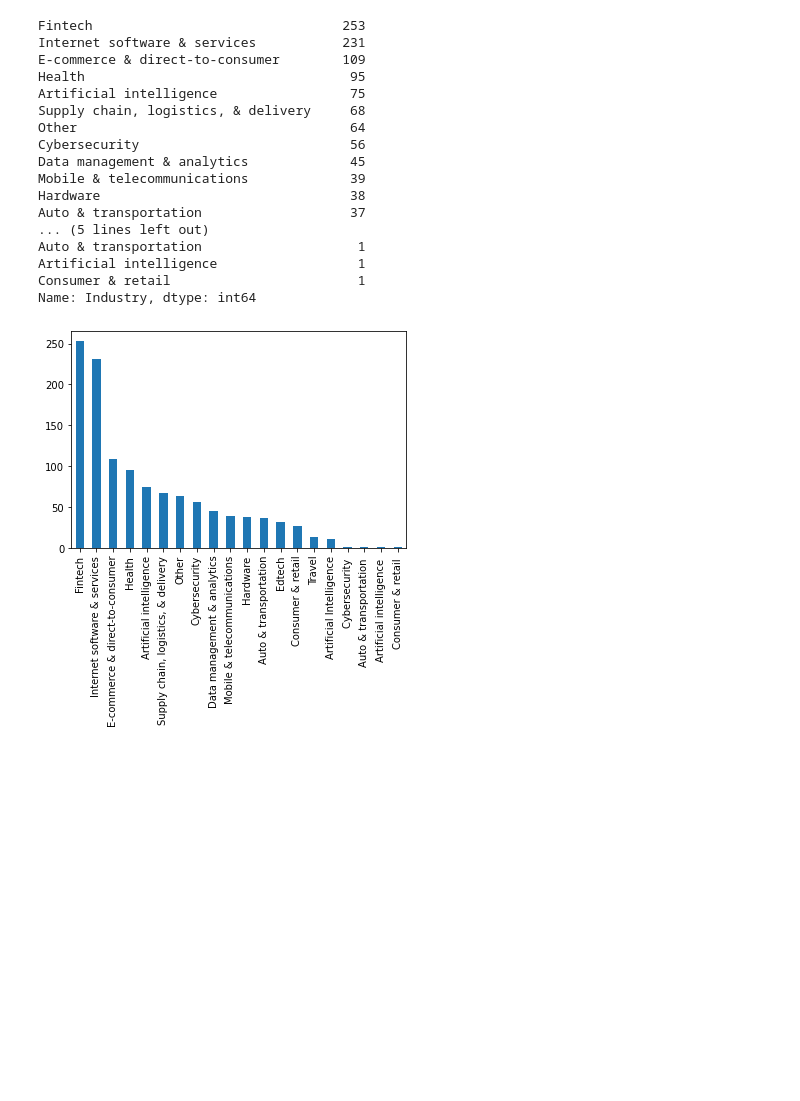
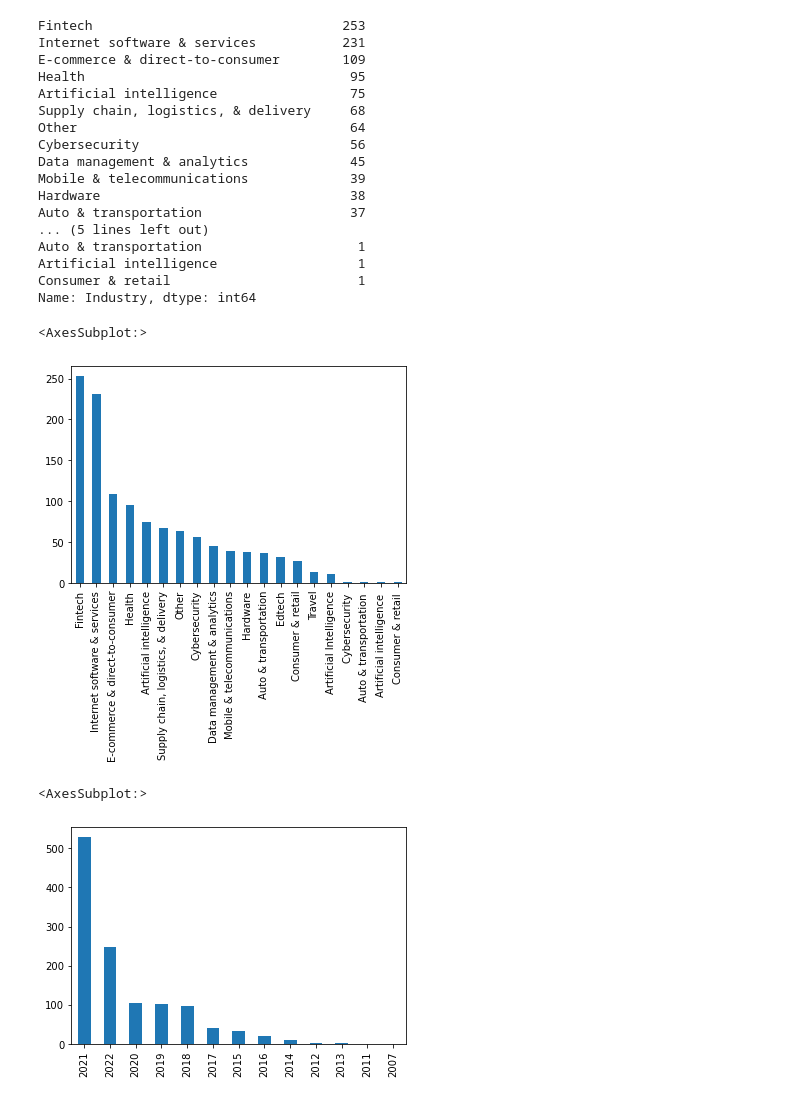
Before and after one commit to amalsalilan/Unicorn-Insights-A-Comprehensive-Data-Analysis-of-Unicorn-Companie, a Jupyter notebook: Notebook.ipynb, the cells around one changed output. Saved outputs shown, nothing was run; the diff lists cells and outputs as text; code cells hidden in the pictures; blank space fills up the shorter version.

```diff
--- a/Notebook.ipynb
+++ b/Notebook.ipynb
@@ -35,25 +35,31 @@ data.head(5)
 | 2 | 10/31/2022, 2:37:04 AM | Minio | https://www.cbinsights.com/compan... | 1.0 | 1/26/2022 | 2022 | Palo Alto | United States | ... |
 | 3 | 10/31/2022, 2:37:04 AM | Darwinbox | https://www.cbinsights.com/compan... | 1.0 | 1/25/2022 | 2022 | Hyderabad | India | ... |
 | 4 | 10/31/2022, 2:37:04 AM | Pentera | https://www.cbinsights.com/compan... | 1.0 | 1/11/2022 | 2022 | Petah Tikva | Israel | ... |
+# %%
+print(data['Industry'].value_counts())
+data['Industry'].value_counts().plot(kind='bar')
+# %% [output]
+Fintech                                253
+Internet software & services           231
+E-commerce & direct-to-consumer        109
+Health                                  95
+Artificial intelligence                 75
+Supply chain, logistics, & delivery     68
+Other                                   64
+Cybersecurity                           56
+Data management & analytics             45
+Mobile & telecommunications             39
+Hardware                                38
+Auto & transportation                   37
+... (5 lines left out)
+Auto & transportation                    1
+Artificial intelligence                  1
+Consumer & retail                        1
+Name: Industry, dtype: int64
+<AxesSubplot:>
+[figure, added]
 # %%
-data['Industry'].value_counts().plot(kind='bar')
-print(data['Industry'].value_counts())
+data['Year Joined'].value_counts().plot(kind='bar')
 # %% [output]
-Fintech                                253
-Internet software & services           231
-E-commerce & direct-to-consumer        109
-Health                                  95
-Artificial intelligence                 75
-Supply chain, logistics, & delivery     68
-Other                                   64
-Cybersecurity                           56
-Data management & analytics             45
-Mobile & telecommunications             39
-Hardware                                38
-Auto & transportation                   37
-... (5 lines left out)
-Auto & transportation                    1
-Artificial intelligence                  1
-Consumer & retail                        1
-Name: Industry, dtype: int64
+<AxesSubplot:>
-[figure, old version]
+[figure, new version]
```
